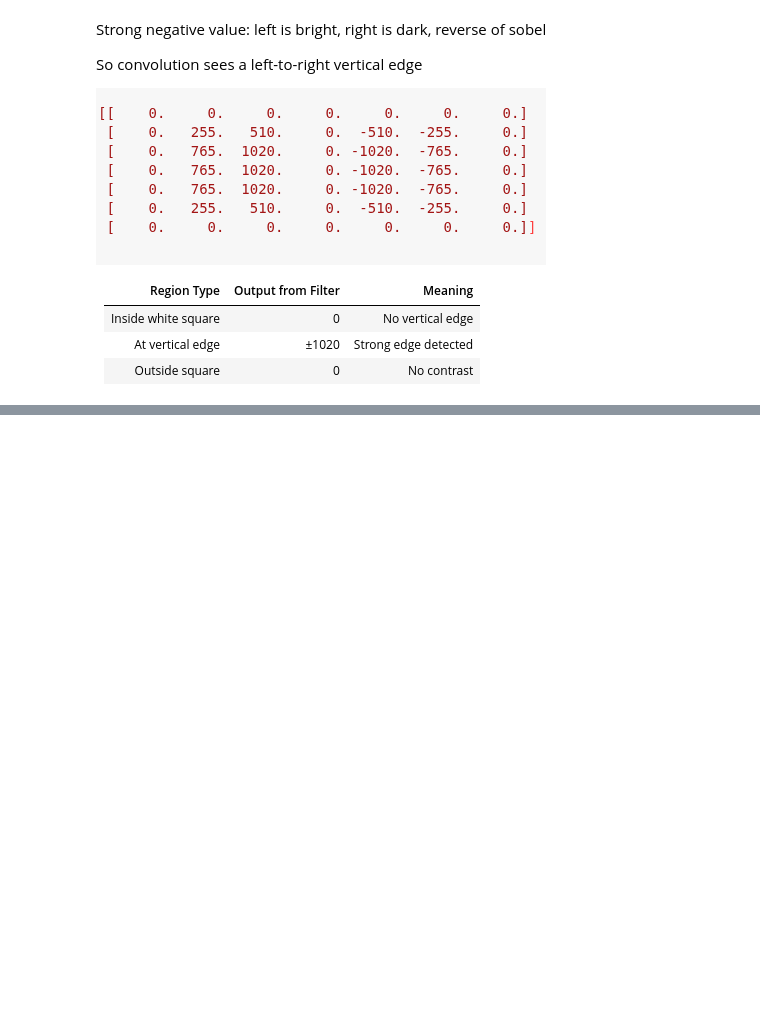
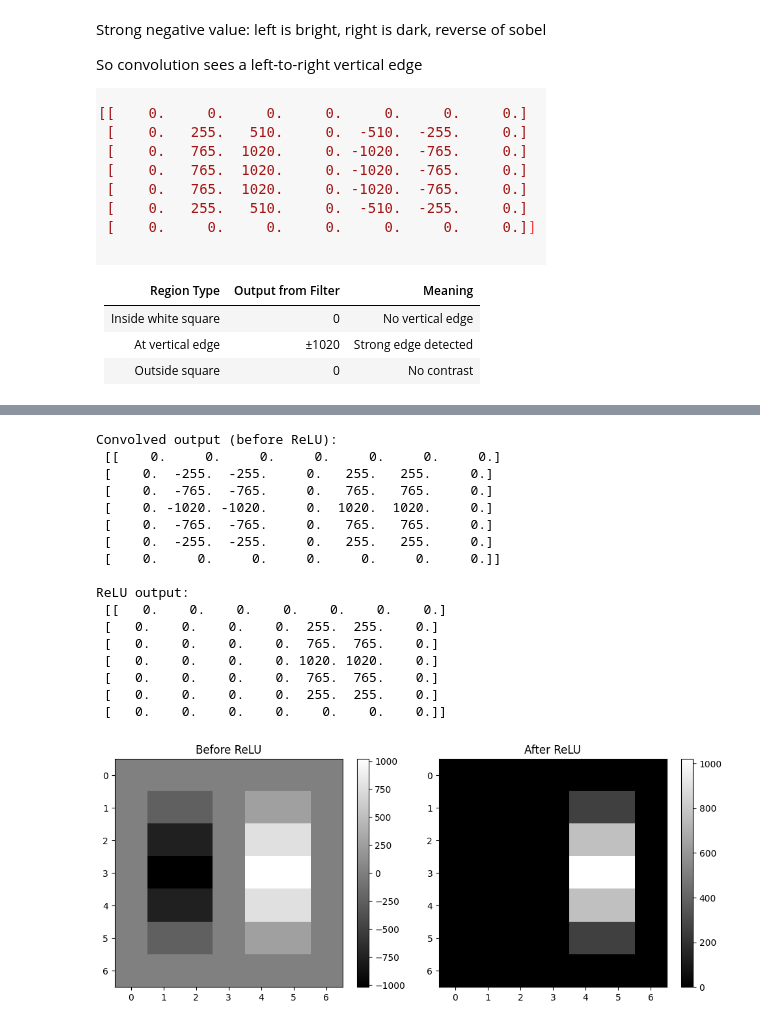
Before and after one commit to VbsmRobotic/CNN_Architecture, a Jupyter notebook: CNNArchitecture.ipynb, the cells around one changed output, grey strips where cells are left out. Drawn from its saved outputs; the diff is of its cells as text; code cells hidden in the pictures; blank space fills up the shorter version.

```diff
--- a/CNNArchitecture.ipynb
+++ b/CNNArchitecture.ipynb
@@ -62,0 +77,41 @@ So convolution sees a left-to-right vertical edge
+# %%
+ #Apply ReLU
+relu_output = np.maximum(0, convolved)
+
+print("Convolved output (before ReLU):\n", np.round(convolved))
+print("\nReLU output:\n", np.round(relu_output))
+
+# 6. Visualize
+plt.figure(figsize=(10,4))
+
+plt.subplot(1, 2, 1)
+plt.title("Before ReLU")
+plt.imshow(convolved, cmap='gray')
+plt.colorbar()
+
+plt.subplot(1, 2, 2)
+plt.title("After ReLU")
+plt.imshow(relu_output, cmap='gray')
+plt.colorbar()
+
+plt.tight_layout()
+plt.show()
+# %% [output]
+Convolved output (before ReLU):
+ [[    0.     0.     0.     0.     0.     0.     0.]
+ [    0.  -255.  -255.     0.   255.   255.     0.]
+ [    0.  -765.  -765.     0.   765.   765.     0.]
+ [    0. -1020. -1020.     0.  1020.  1020.     0.]
+ [    0.  -765.  -765.     0.   765.   765.     0.]
+ [    0.  -255.  -255.     0.   255.   255.     0.]
+ [    0.     0.     0.     0.     0.     0.     0.]]
+
+ReLU output:
+ [[   0.    0.    0.    0.    0.    0.    0.]
+ [   0.    0.    0.    0.  255.  255.    0.]
+ [   0.    0.    0.    0.  765.  765.    0.]
+ [   0.    0.    0.    0. 1020. 1020.    0.]
+ [   0.    0.    0.    0.  765.  765.    0.]
+ [   0.    0.    0.    0.  255.  255.    0.]
+ [   0.    0.    0.    0.    0.    0.    0.]]
+[figure, added]
```
Also changed, not shown: parts of 1 cell of this notebook.
